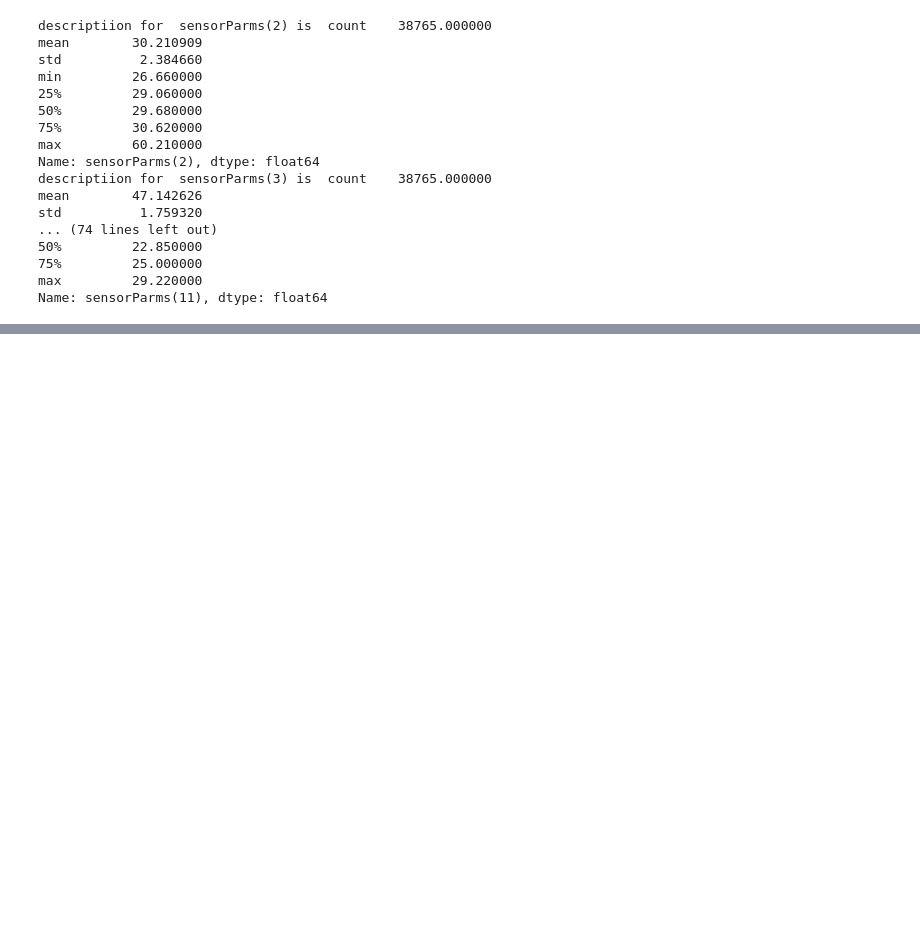
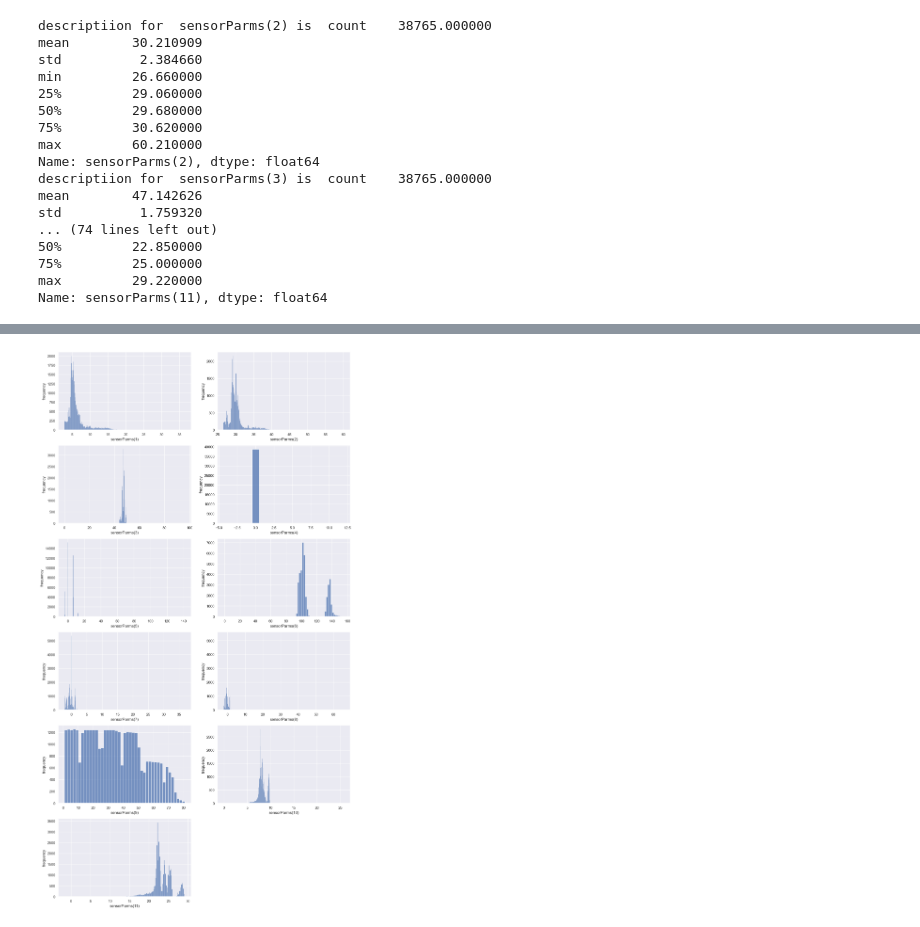
Before and after one commit to Traversal2021/SmartWaterDataVisualization, a Jupyter notebook: data_processing/data_analysis.ipynb, the cells around one changed output, grey strips where cells are left out. Saved outputs shown, nothing was run; the diff lists cells and outputs as text; code cells hidden in the pictures; blank space fills up the shorter version.

```diff
--- a/data_processing/data_analysis.ipynb
+++ b/data_processing/data_analysis.ipynb
@@ -66,8 +73,11 @@ for i in range(1,11):
 # %%
-plt.figure(figsize=(16,16))
-
-for i in range(1,11):
-    column_name = sensor_list[i]
-    plt.subplot(6,2,i)
-    plt.plot(pfl_step_df["RECORD"], pfl_step_df["sensorParms(1)"],'o')
+plt.figure(figsize=(16,30))
+sns.set()
+for i in range(1,12):
+    column_name = sensor_list[i-1]
+    sns.histplot(pfl_step_df[column_name], ax=plt.subplot(6,2,i))
+    plt.xlabel(column_name)
+    plt.ylabel("frequency")
+# %% [output]
+[figure, added]
 # %%
```
Also changed, not shown: parts of 6 cells of this notebook, 6 other files.
